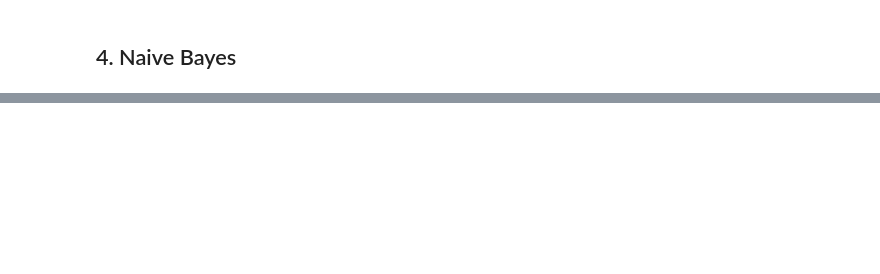
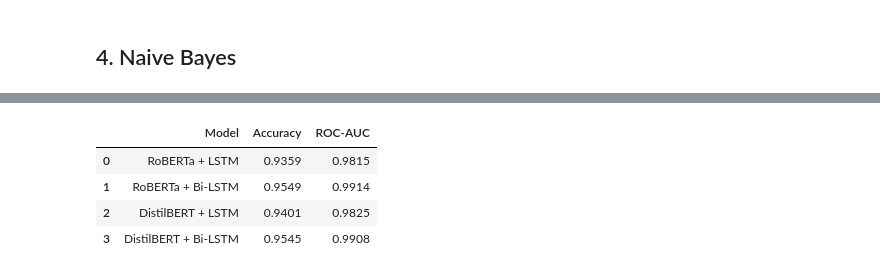
Before and after one commit to Gyaanendra/SML-Project-cset211, a Jupyter notebook: data_preprocessingTo_traditional_model.ipynb, the cells around one changed output, grey strips where cells are left out. Saved outputs shown, nothing was run; the diff lists cells and outputs as text; code cells hidden in the pictures; blank space fills up the shorter version.

```diff
--- a/data_preprocessingTo_traditional_model.ipynb
+++ b/data_preprocessingTo_traditional_model.ipynb
@@ -382,0 +415,7 @@ Naive Bayes Accuracy: 0.8405
+# %%
+train_texts, val_texts, y_train, y_val = train_test_split(
+    df['combined_text'], df['label'],
+    test_size=0.20, random_state=42, stratify=df['label']
+)
+
+print(f"Train size: {len(train_texts)}, Validation size: {len(val_texts)}")
@@ -382,0 +445,19 @@ Naive Bayes Accuracy: 0.8405
+# %%
+class HFEncoderLayer(tf.keras.layers.Layer):
+    """
+    Wraps a HuggingFace TFAutoModel so it can be used inside a Keras functional model.
+    """
+    def __init__(self, model_name: str, **kwargs):
+        super().__init__(**kwargs)
+        self.tokenizer = AutoTokenizer.from_pretrained(model_name)
+        self.encoder   = TFAutoModel.from_pretrained(model_name)
+        self.encoder.trainable = False      # freeze (set True later if you want fine‑tuning)
+
+    def call(self, inputs):
+        # inputs is a dict: {'input_ids': ..., 'attention_mask': ...}
+        output = self.encoder(
+            input_ids=inputs['input_ids'],
+            attention_mask=inputs['attention_mask'],
+            training=False
+        )
+        return output.last_hidden_state      # (batch, seq_len, hidden)
@@ -382,0 +532,7 @@ Naive Bayes Accuracy: 0.8405
+# %%
+results = []
+
+results.append(train_and_evaluate('RoBERTa + LSTM',       'roberta-base',            bidirectional=False))
+results.append(train_and_evaluate('RoBERTa + Bi‑LSTM',   'roberta-base',            bidirectional=True))
+results.append(train_and_evaluate('DistilBERT + LSTM',   'distilbert-base-uncased', bidirectional=False))
+results.append(train_and_evaluate('DistilBERT + Bi‑LSTM','distilbert-base-uncased', bidirectional=True))
@@ -382,0 +581,13 @@ Naive Bayes Accuracy: 0.8405
+# %%
+summary = pd.DataFrame([{
+    'Model': r['name'],
+    'Accuracy': f"{r['accuracy']:.4f}",
+    'ROC‑AUC' : f"{r['roc_auc']:.4f}"
+} for r in results])
+display(summary)
+# %% [output]
+|  | Model | Accuracy | ROC‑AUC |
+| 0 | RoBERTa + LSTM | 0.9359 | 0.9815 |
+| 1 | RoBERTa + Bi‑LSTM | 0.9549 | 0.9914 |
+| 2 | DistilBERT + LSTM | 0.9401 | 0.9825 |
+| 3 | DistilBERT + Bi‑LSTM | 0.9545 | 0.9908 |
```
Also changed, not shown: parts of 17 cells of this notebook.
